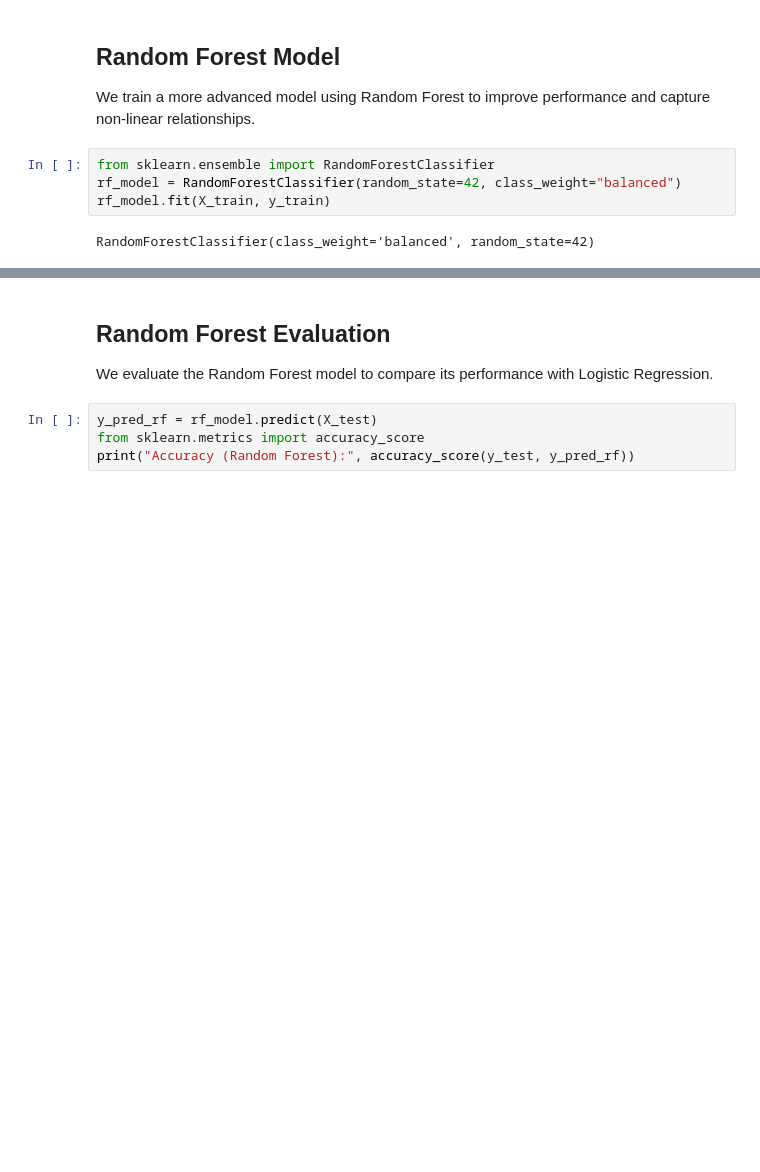
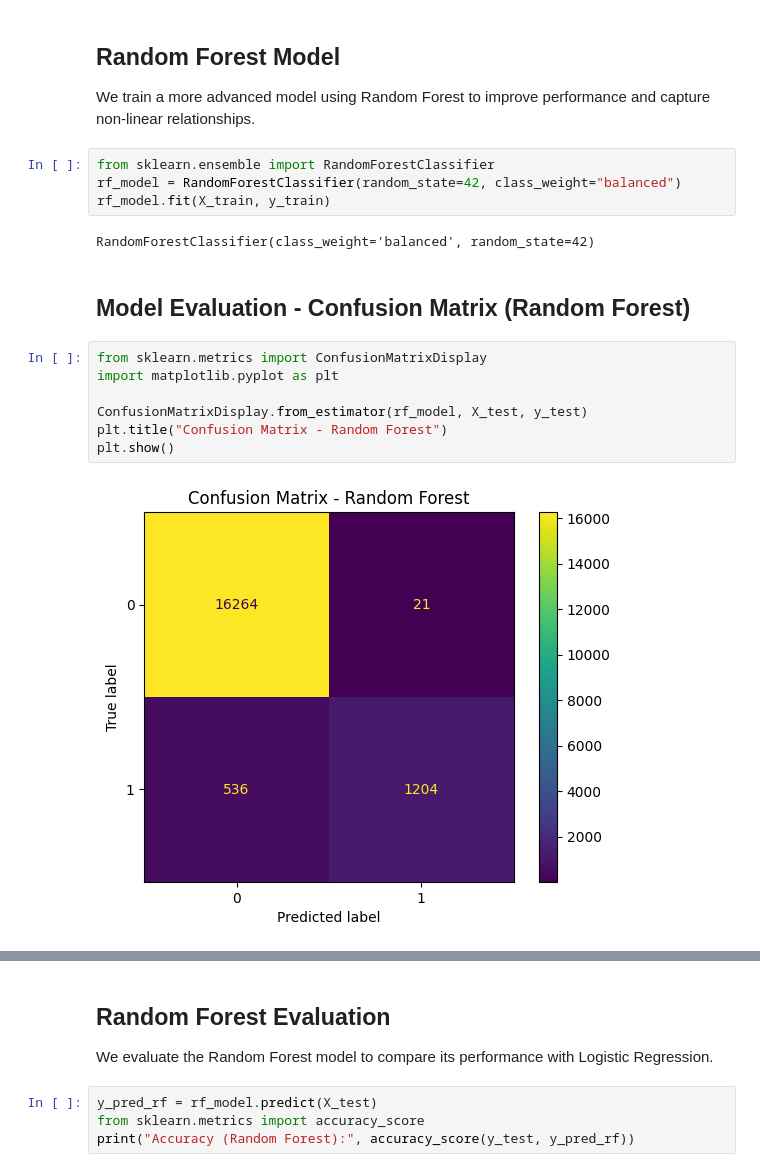
Before and after one commit to DiegoA-pixel/diabetes-prediction-ml-pipeline, a Jupyter notebook: diabetes_analysis.ipynb, the cells around one changed output, grey strips where cells are left out. Drawn from its saved outputs; the diff is of its cells as text; blank space fills up the shorter version.

```diff
--- a/diabetes_analysis.ipynb
+++ b/diabetes_analysis.ipynb
@@ -443,3 +443,14 @@ rf_model = RandomForestClassifier(random_state=42, class_weight="balanced")
 rf_model.fit(X_train, y_train)
 # %% [output]
 RandomForestClassifier(class_weight='balanced', random_state=42)
+# %% [markdown]
+## Model Evaluation - Confusion Matrix (Random Forest)
+# %%
+from sklearn.metrics import ConfusionMatrixDisplay
+import matplotlib.pyplot as plt
+
+ConfusionMatrixDisplay.from_estimator(rf_model, X_test, y_test)
+plt.title("Confusion Matrix - Random Forest")
+plt.show()
+# %% [output]
+[figure, added]
```
Also changed, not shown: parts of 1 cell of this notebook.
